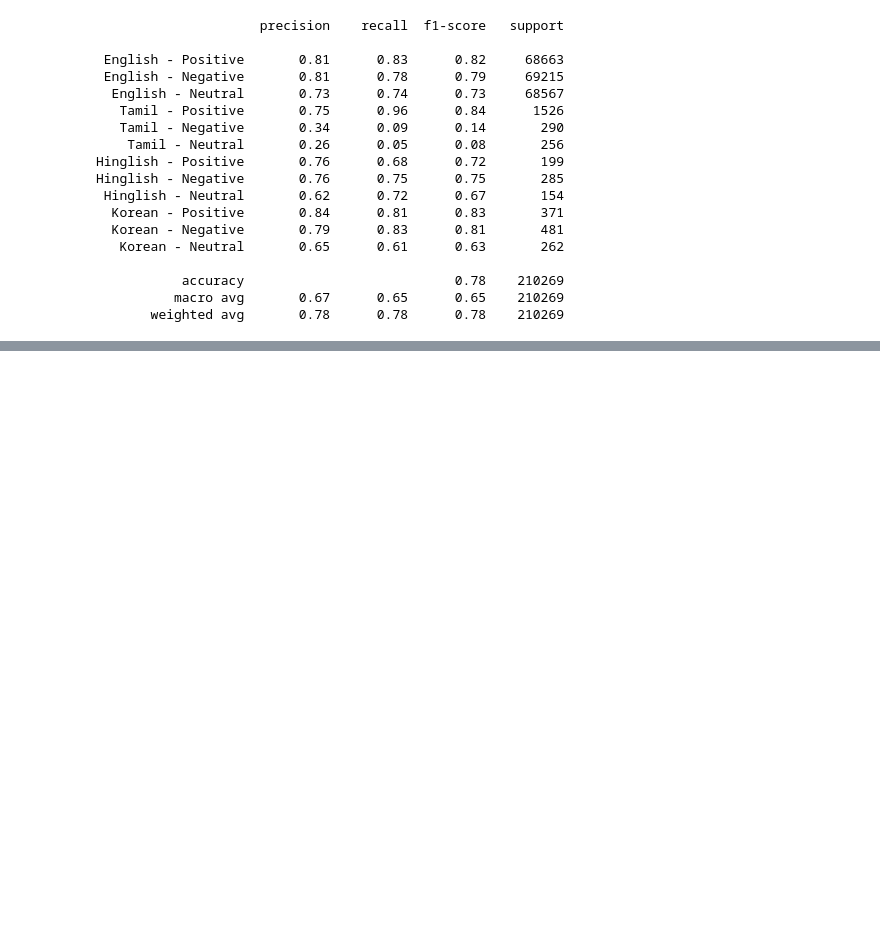
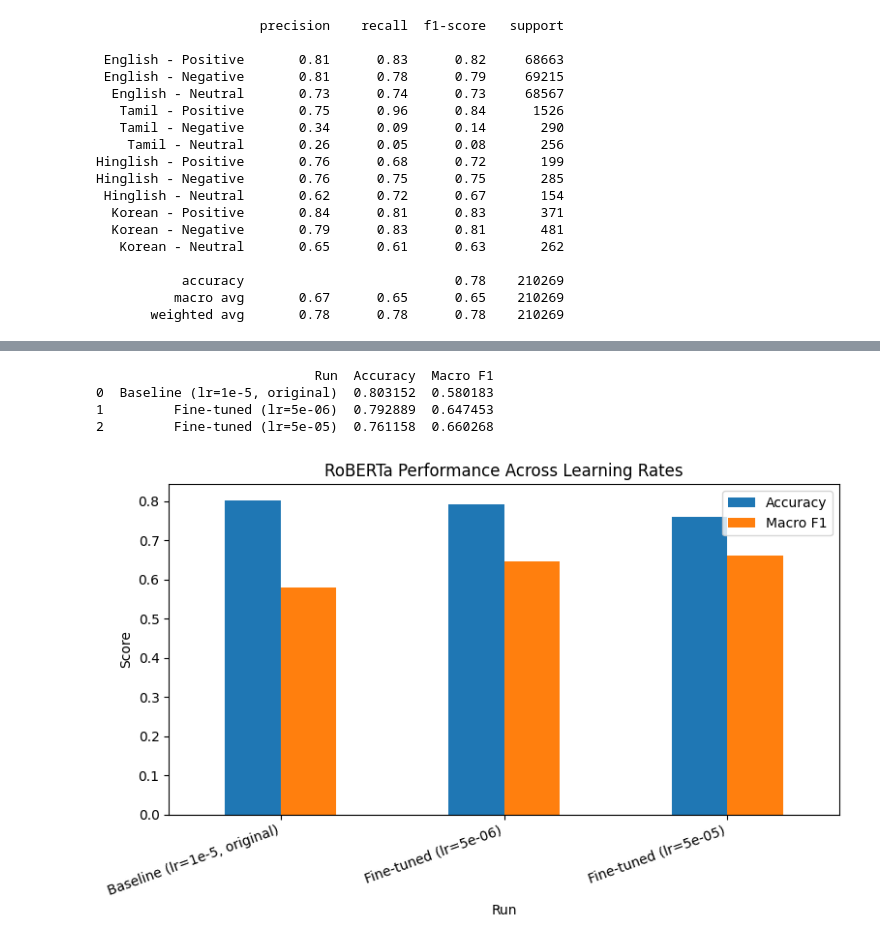
Before and after one commit to las21-sfu/NLP-Week1-Text-Classification, a Jupyter notebook: KoreanModelRun.ipynb, the cells around one changed output, grey strips where cells are left out. Saved outputs shown, nothing was run; the diff lists cells and outputs as text; code cells hidden in the pictures; blank space fills up the shorter version.

```diff
--- a/KoreanModelRun.ipynb
+++ b/KoreanModelRun.ipynb
@@ -1091,0 +1097,9 @@ Hinglish - Negative       0.76      0.75      0.75       285
+# %%
+import os
+TRAIN_DIR = '/content/drive/MyDrive/IAT 360 Final Project/Train'
+TEST_DIR = '/content/drive/MyDrive/IAT 360 Final Project/Test'
+
+print("Train dir exists:", os.path.isdir(TRAIN_DIR))
+print("Test dir exists:", os.path.isdir(TEST_DIR))
+print("Train contents:", os.listdir(TRAIN_DIR))
+print("Test contents:", os.listdir(TEST_DIR))
@@ -1091,0 +1410,19 @@ Hinglish - Negative       0.76      0.75      0.75       285
+# %%
+comparison_df = pd.DataFrame([{'Run': r['run'], 'Accuracy': r['accuracy'], 'Macro F1': r['macro_f1']} for r in results])
+print(comparison_df)
+comparison_df.to_csv(os.path.join(SAVE_DIR, 'learning_rate_comparison.csv'), index=False)
+
+fig, ax = plt.subplots(figsize=(8, 5))
+comparison_df.set_index('Run')[['Accuracy', 'Macro F1']].plot(kind='bar', ax=ax)
+ax.set_title('RoBERTa Performance Across Learning Rates')
+ax.set_ylabel('Score')
+plt.xticks(rotation=20, ha='right')
+plt.tight_layout()
+plt.savefig(os.path.join(SAVE_DIR, 'learning_rate_comparison.png'), dpi=150, bbox_inches='tight')
+plt.show()
+# %% [output]
+                            Run  Accuracy  Macro F1
+0  Baseline (lr=1e-5, original)  0.803152  0.580183
+1         Fine-tuned (lr=5e-06)  0.792889  0.647453
+2         Fine-tuned (lr=5e-05)  0.761158  0.660268
+[figure, added]
```
Also changed, not shown: parts of 9 cells of this notebook.
